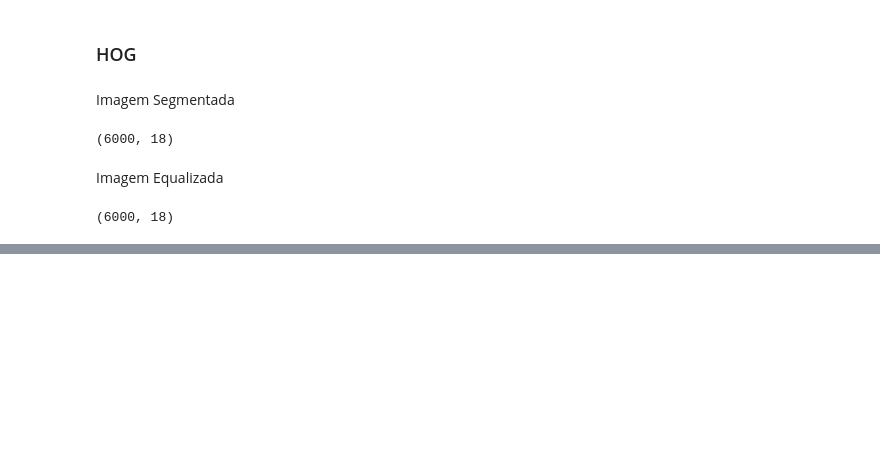
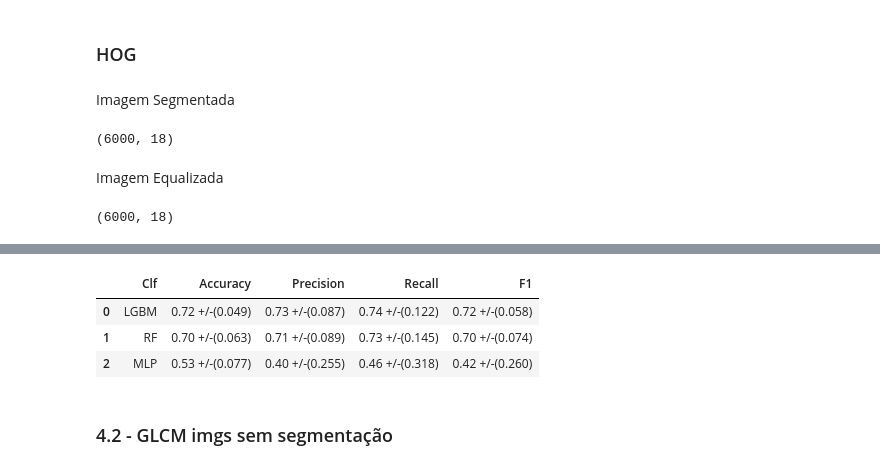
Before and after one commit to bianca-01/VarroaDetection, a Jupyter notebook: cross_validation/main.ipynb, the cells around one changed output, grey strips where cells are left out. Cells and saved outputs as stored; diff of their text form; code cells hidden in the pictures; blank space fills up the shorter version.

```diff
--- a/cross_validation/main.ipynb
+++ b/cross_validation/main.ipynb
@@ -209,0 +219,6 @@ dict_keys(['GLCM_segmented_pca_3', 'GLCM_equalized_pca_3', 'HOG_segmented_pca_3'
+# %%
+clfs = [
+    LGBMClassifier(),
+    RandomForestClassifier(),
+    MLPClassifier()
+]
@@ -209,0 +246,22 @@ dict_keys(['GLCM_segmented_pca_3', 'GLCM_equalized_pca_3', 'HOG_segmented_pca_3'
+# %%
+results = {}
+# %%
+def run_test(feats, labels, k):
+    result = {}
+    X_train, X_test, y_train, y_test = train_test_split(feats, labels, test_size=0.2, random_state=42)
+    for clf, pr in zip(clfs, params.keys()):
+        print('-'*50)
+        print(f'Running {pr}...')
+        print('-'*50)
+        print('Best params')
+        best_params = parameter_estimator(clf, params[pr], X_train, y_train)
+        clf.set_params(**best_params)
+        print(best_params)
+        print('-'*50)
+        print('Running k-fold...')
+        result[f'{pr}'] = cross_validation(clf, k , feats, labels)
+        print('Done!')
+        print('-'*50)
+        print("")
+
+    return result
@@ -209,0 +270,3 @@ dict_keys(['GLCM_segmented_pca_3', 'GLCM_equalized_pca_3', 'HOG_segmented_pca_3'
+# %%
+%%time
+results['glcm_segmented'] = run_test(imgs.feats['GLCM_segmented'], imgs.labels, 15)
@@ -209,0 +291,14 @@ dict_keys(['GLCM_segmented_pca_3', 'GLCM_equalized_pca_3', 'HOG_segmented_pca_3'
+# %%
+df = pd.DataFrame(results['glcm_segmented']).T
+df['clf'] = df.index
+df = df[['clf', 'test_accuracy', 'test_precision', 'test_recall', 'test_f1']]
+df.columns = ['Clf','Accuracy', 'Precision', 'Recall', 'F1']
+df = df.reset_index(drop=True)
+df
+# %% [output]
+|  | Clf | Accuracy | Precision | Recall | F1 |
+| 0 | LGBM | 0.72 +/-(0.049) | 0.73 +/-(0.087) | 0.74 +/-(0.122) | 0.72 +/-(0.058) |
+| 1 | RF | 0.70 +/-(0.063) | 0.71 +/-(0.089) | 0.73 +/-(0.145) | 0.70 +/-(0.074) |
+| 2 | MLP | 0.53 +/-(0.077) | 0.40 +/-(0.255) | 0.46 +/-(0.318) | 0.42 +/-(0.260) |
+# %% [markdown]
+### 4.2 - GLCM imgs sem segmentação
```
Also changed, not shown: parts of 20 cells of this notebook, 2 other files.
